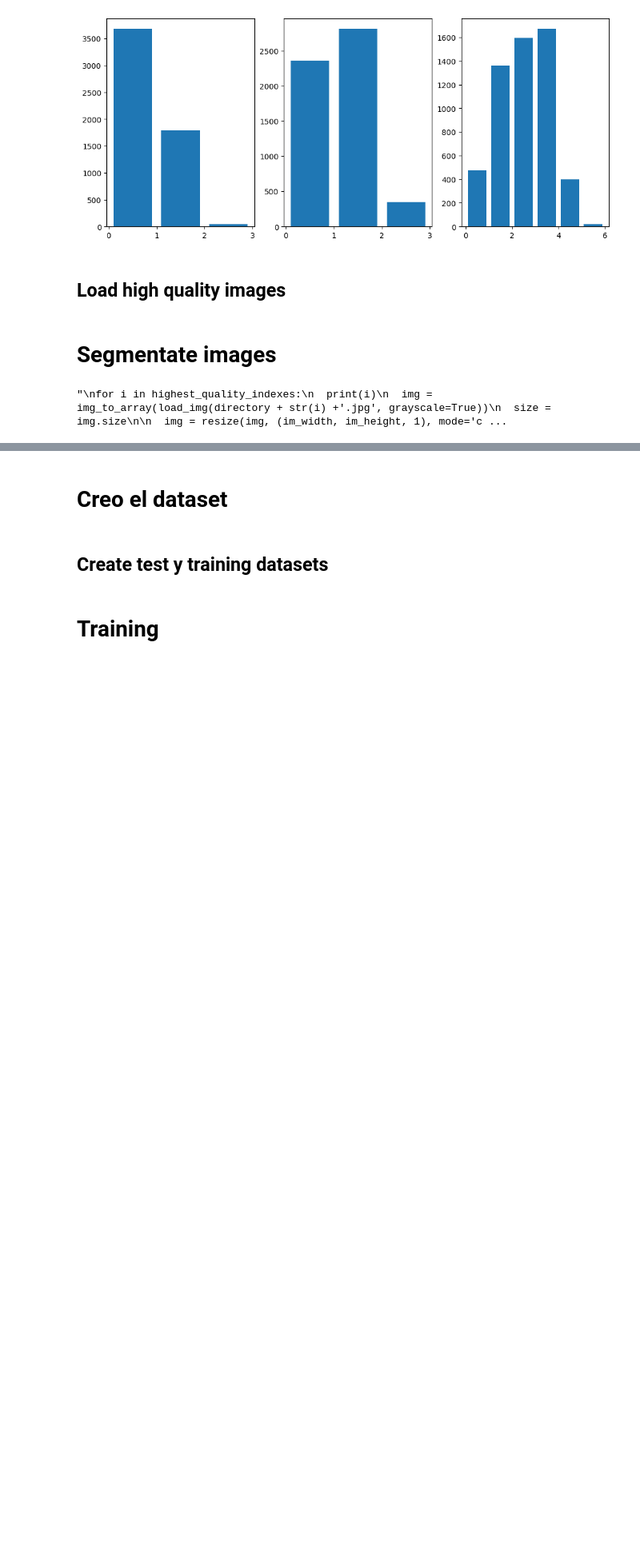
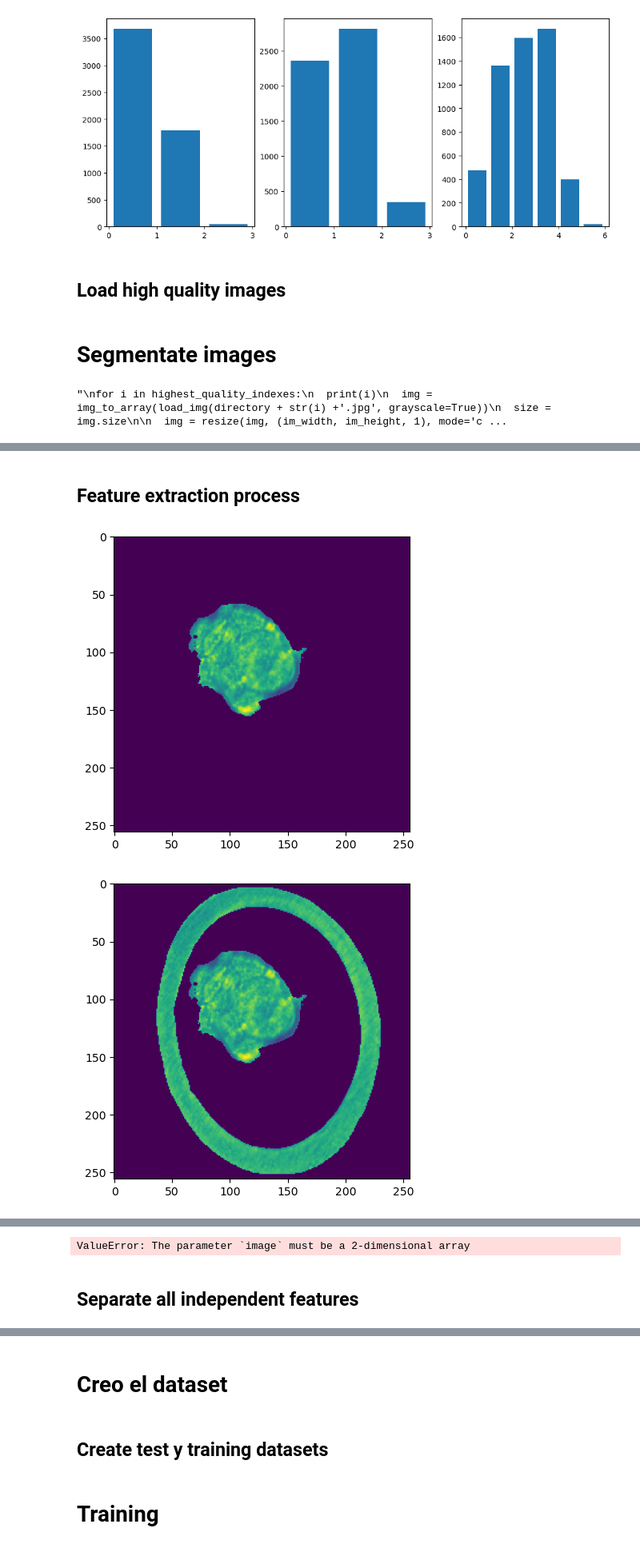
Before and after one commit to JuanDiegoYoung/Embryo-quality-classification, a Jupyter notebook: notebooks/segmented_CEM.ipynb, the cells around one changed output, grey strips where cells are left out. Shown at 80% size. Cells and saved outputs as stored; diff of their text form; code cells hidden in the pictures; blank space fills up the shorter version.

```diff
--- a/notebooks/segmented_CEM.ipynb
+++ b/notebooks/segmented_CEM.ipynb
@@ -321,0 +457,46 @@ array([1, 0, 1, ..., 0, 1, 0])
+# %%
+# Total number of data points
+n_data = 250  # Assigns the value 250 to the variable n_data
+n_data = 10
+
+# Define arguments for TE zone
+min_distance = 10  # Minimum distance parameter
+threshold = 0.005  # Threshold value
+height = 0  # Height parameter
+window_length = 10  # Window length
+polyorder = 2  # Polynomial order
+arguments_TE = [window_length, polyorder, min_distance, threshold, height]  # Stores parameters for TE zone
+
+# Duplicate arguments for ZP zone
+arguments_ZP = arguments_TE.copy()  # Creates a copy of arguments for ZP, same as TE
+
+# Redefine arguments for ICM zone
+min_distance = 10  # New minimum distance
+threshold = 0.02  # New threshold
+height = 0  # New height
+window_length = 10  # New window length
+polyorder = 2  # New polynomial order
+arguments_ICM = [window_length, polyorder, min_distance, threshold, height]  # Stores parameters for ICM zone
+
+# Grouping arguments for different zones
+arguments_zones = [arguments_TE, arguments_ZP, arguments_ICM]  # Combines parameters for all zones
+
+# Visualization options for polar, cells, and cell divisions
+vis_polar = False  # Visualization option for polar
+vis_cells = False  # Visualization option for cells
+vis_cell_divisions = False  # Visualization option for cell divisions
+vis_arguments = [vis_polar, vis_cells, vis_cell_divisions]  # Stores visualization options
+
+# Train with all features, or only the ones from the chosen region
+region_specific = False
+
+# Region to analyze (only if region_specific = True)
+region = 'ICM'
+# %% [markdown]
+## Feature extraction process
+# %%
+sorted_indexes = np.sort(non_blurry_images)
+features, independent_features = feature_extraction_full_dataset_CEM(sorted_indexes, arguments_zones, vis_arguments, n_data)
+# %% [output]
+[figure, added]
+[figure, added]
@@ -321,0 +505,3 @@ array([1, 0, 1, ..., 0, 1, 0])
+ValueError: The parameter `image` must be a 2-dimensional array
+# %% [markdown]
+## Separate all independent features
```
Also changed, not shown: parts of 34 cells of this notebook, 2 other files.
